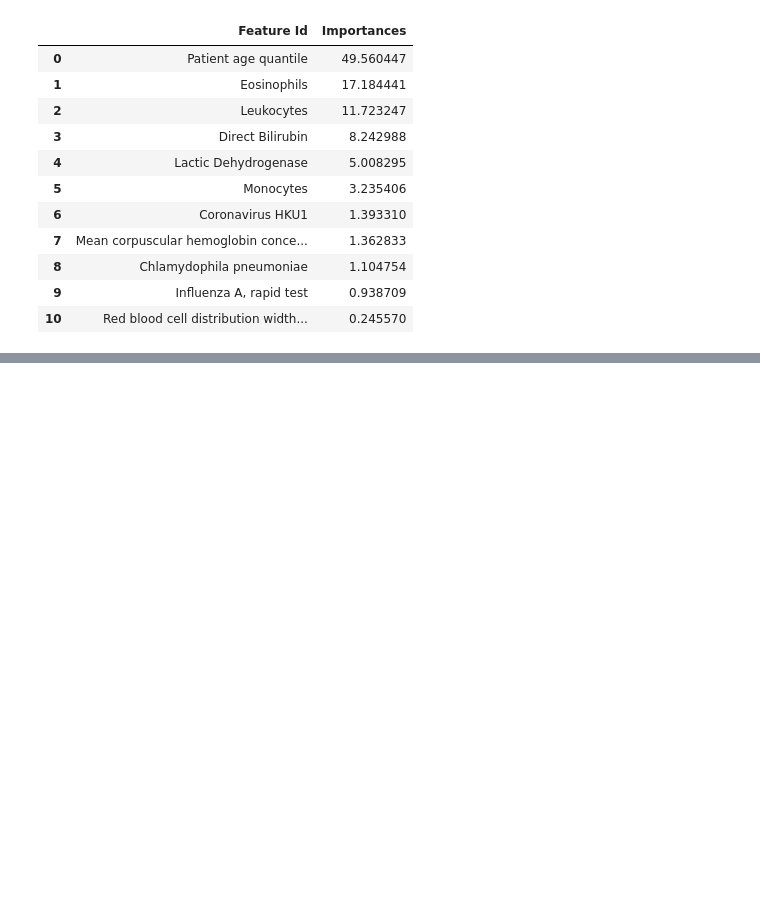
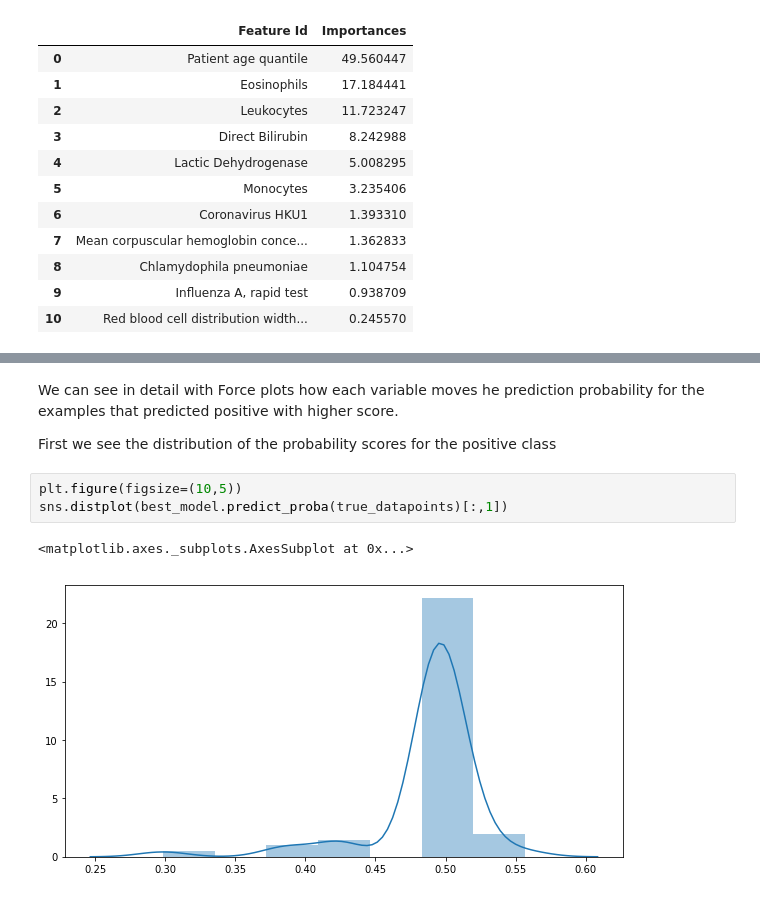
Before and after one commit to leandromaf/covid19-test-prediction, a Jupyter notebook: notebooks/COVID_Tests_results_prediction_with_Catboost.ipynb, the cells around one changed output, grey strips where cells are left out. Cells and saved outputs as stored; diff of their text form; blank space fills up the shorter version.

```diff
--- a/notebooks/COVID_Tests_results_prediction_with_Catboost.ipynb
+++ b/notebooks/COVID_Tests_results_prediction_with_Catboost.ipynb
@@ -734,0 +657,10 @@ for i in range(important_features.shape[0]):
+# %% [markdown]
+We can see in detail with Force plots how each variable moves he prediction probability for the examples that predicted positive with higher score.
+
+First we see the distribution of the probability scores for the positive class
+# %%
+plt.figure(figsize=(10,5))
+sns.distplot(best_model.predict_proba(true_datapoints)[:,1])
+# %% [output]
+<matplotlib.axes._subplots.AxesSubplot at 0x...>
+[figure, added]
```
Also changed, not shown: parts of 35 cells of this notebook, 1 other file.
